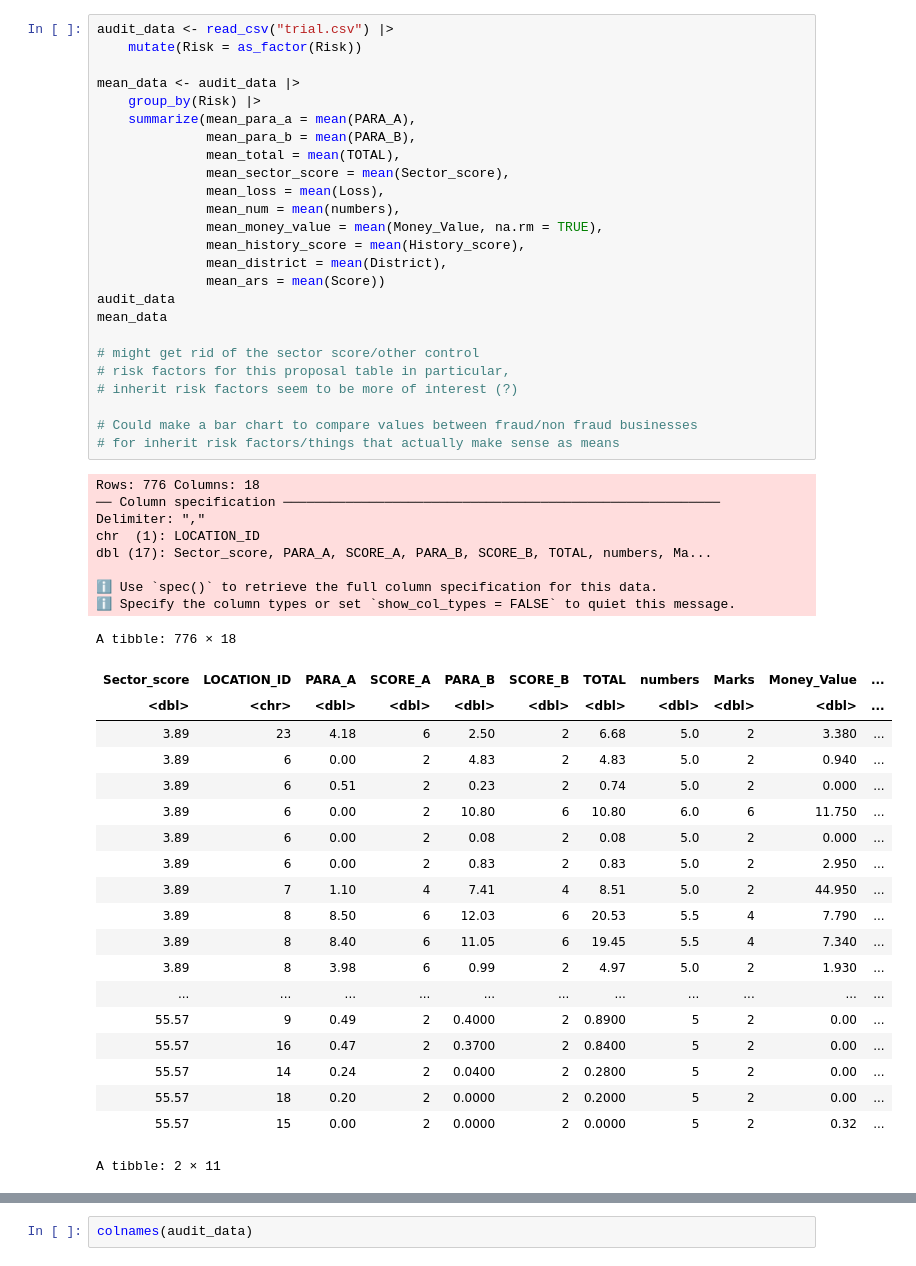
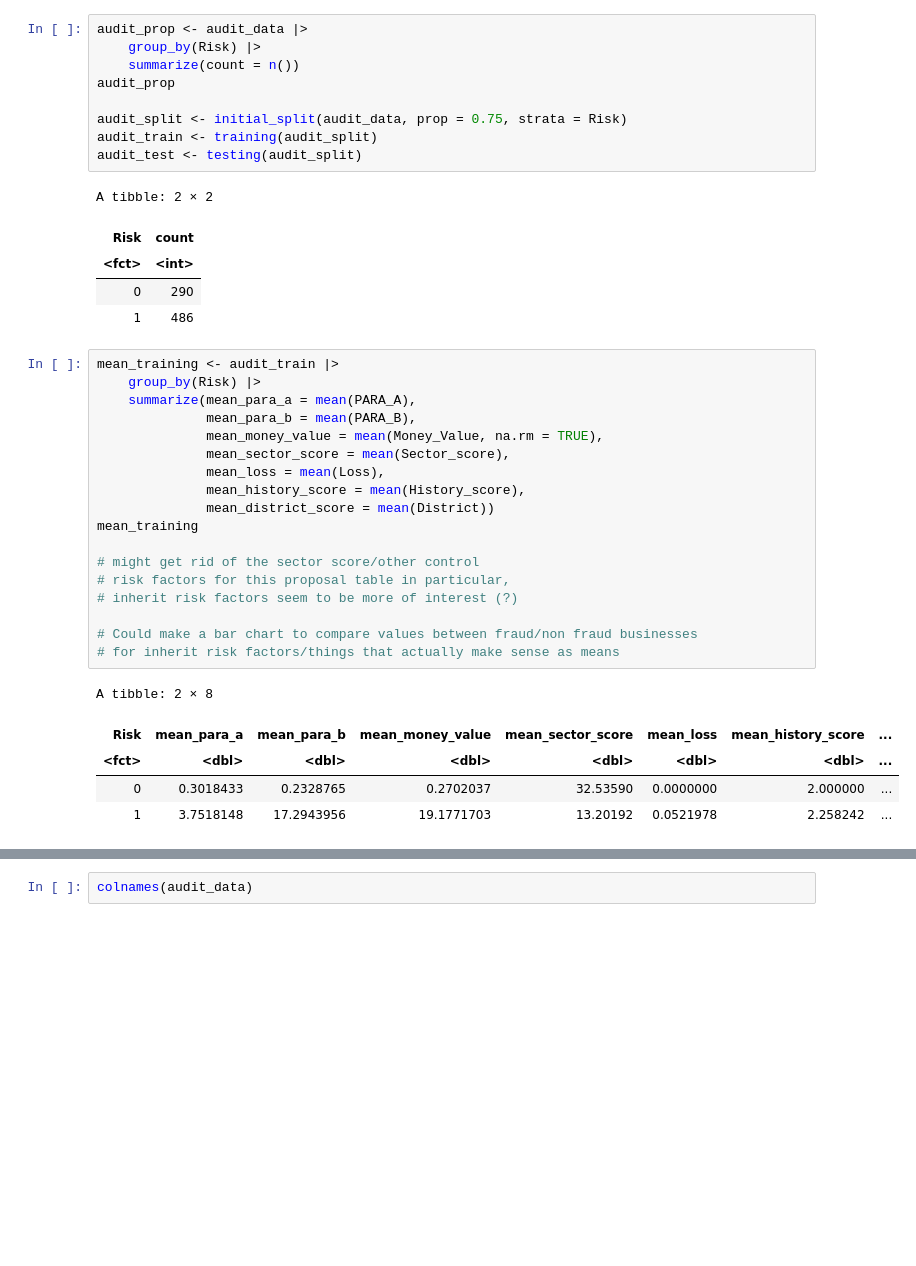
Before and after one commit to eric-y33/dsci-100-2022w1-group-84, a Jupyter notebook: Project.ipynb, the cells around one changed output, grey strips where cells are left out. Cells and saved outputs as stored; diff of their text form; blank space fills up the shorter version.

Commit message:
Made mean scores for chosen variables in training data

```diff
--- a/Project.ipynb
+++ b/Project.ipynb
@@ -24,54 +56,39 @@ library(readxl)
+# %%
+audit_prop <- audit_data |>
+    group_by(Risk) |>
+    summarize(count = n())
+audit_prop
+
+audit_split <- initial_split(audit_data, prop = 0.75, strata = Risk)
+audit_train <- training(audit_split)
+audit_test <- testing(audit_split)
+# %% [output]
+A tibble: 2 × 2
+| Risk | count |
+| <fct> | <int> |
+| 0 | 290 |
+| 1 | 486 |
 # %%
-audit_data <- read_csv("trial.csv") |>
-    mutate(Risk = as_factor(Risk))
-
-mean_data <- audit_data |>
+mean_training <- audit_train |>
     group_by(Risk) |>
     summarize(mean_para_a = mean(PARA_A),
               mean_para_b = mean(PARA_B),
-              mean_total = mean(TOTAL),
+              mean_money_value = mean(Money_Value, na.rm = TRUE),
               mean_sector_score = mean(Sector_score),
               mean_loss = mean(Loss),
-              mean_num = mean(numbers),
-              mean_money_value = mean(Money_Value, na.rm = TRUE),
               mean_history_score = mean(History_score),
-              mean_district = mean(District),
-              mean_ars = mean(Score))
-audit_data
-mean_data
+              mean_district_score = mean(District))
+mean_training
 
 # might get rid of the sector score/other control
 # risk factors for this proposal table in particular,
 # inherit risk factors seem to be more of interest (?)
 
 # Could make a bar chart to compare values between fraud/non fraud businesses
 # for inherit risk factors/things that actually make sense as means
 # %% [output]
-Rows: 776 Columns: 18
-── Column specification ────────────────────────────────────────────────────────
-Delimiter: ","
-chr  (1): LOCATION_ID
-dbl (17): Sector_score, PARA_A, SCORE_A, PARA_B, SCORE_B, TOTAL, numbers, Ma...
-
-ℹ Use `spec()` to retrieve the full column specification for this data.
-ℹ Specify the column types or set `show_col_types = FALSE` to quiet this message.
+A tibble: 2 × 8
-A tibble: 776 × 18
-| Sector_score | LOCATION_ID | PARA_A | SCORE_A | PARA_B | SCORE_B | TOTAL | numbers | Marks | Money_Value | ... |
-| <dbl> | <chr> | <dbl> | <dbl> | <dbl> | <dbl> | <dbl> | <dbl> | <dbl> | <dbl> | ... |
-| 3.89 | 23 | 4.18 | 6 | 2.50 | 2 | 6.68 | 5.0 | 2 | 3.380 | ... |
-| 3.89 | 6 | 0.00 | 2 | 4.83 | 2 | 4.83 | 5.0 | 2 | 0.940 | ... |
-| 3.89 | 6 | 0.51 | 2 | 0.23 | 2 | 0.74 | 5.0 | 2 | 0.000 | ... |
-| 3.89 | 6 | 0.00 | 2 | 10.80 | 6 | 10.80 | 6.0 | 6 | 11.750 | ... |
-| 3.89 | 6 | 0.00 | 2 | 0.08 | 2 | 0.08 | 5.0 | 2 | 0.000 | ... |
-| 3.89 | 6 | 0.00 | 2 | 0.83 | 2 | 0.83 | 5.0 | 2 | 2.950 | ... |
-| 3.89 | 7 | 1.10 | 4 | 7.41 | 4 | 8.51 | 5.0 | 2 | 44.950 | ... |
-| 3.89 | 8 | 8.50 | 6 | 12.03 | 6 | 20.53 | 5.5 | 4 | 7.790 | ... |
-| 3.89 | 8 | 8.40 | 6 | 11.05 | 6 | 19.45 | 5.5 | 4 | 7.340 | ... |
-| 3.89 | 8 | 3.98 | 6 | 0.99 | 2 | 4.97 | 5.0 | 2 | 1.930 | ... |
-| ... | ... | ... | ... | ... | ... | ... | ... | ... | ... | ... |
-| 55.57 | 9 | 0.49 | 2 | 0.4000 | 2 | 0.8900 | 5 | 2 | 0.00 | ... |
-| 55.57 | 16 | 0.47 | 2 | 0.3700 | 2 | 0.8400 | 5 | 2 | 0.00 | ... |
-| 55.57 | 14 | 0.24 | 2 | 0.0400 | 2 | 0.2800 | 5 | 2 | 0.00 | ... |
-| 55.57 | 18 | 0.20 | 2 | 0.0000 | 2 | 0.2000 | 5 | 2 | 0.00 | ... |
-| 55.57 | 15 | 0.00 | 2 | 0.0000 | 2 | 0.0000 | 5 | 2 | 0.32 | ... |
+| Risk | mean_para_a | mean_para_b | mean_money_value | mean_sector_score | mean_loss | mean_history_score | ... |
+| <fct> | <dbl> | <dbl> | <dbl> | <dbl> | <dbl> | <dbl> | ... |
+| 0 | 0.3018433 | 0.2328765 | 0.2702037 | 32.53590 | 0.0000000 | 2.000000 | ... |
+| 1 | 3.7518148 | 17.2943956 | 19.1771703 | 13.20192 | 0.0521978 | 2.258242 | ... |
-A tibble: 2 × 11
```
Also changed, not shown: parts of 4 cells of this notebook.
